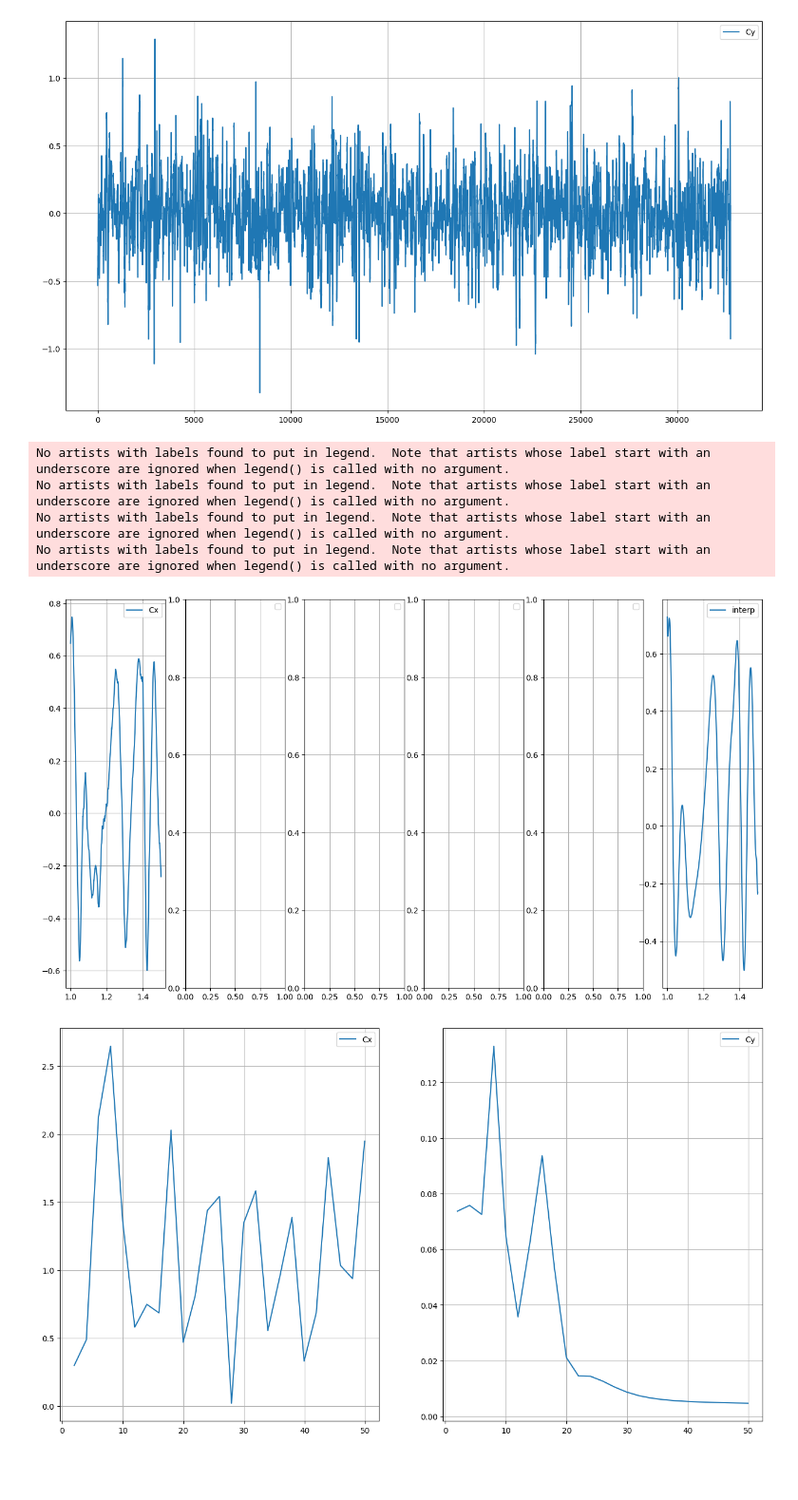
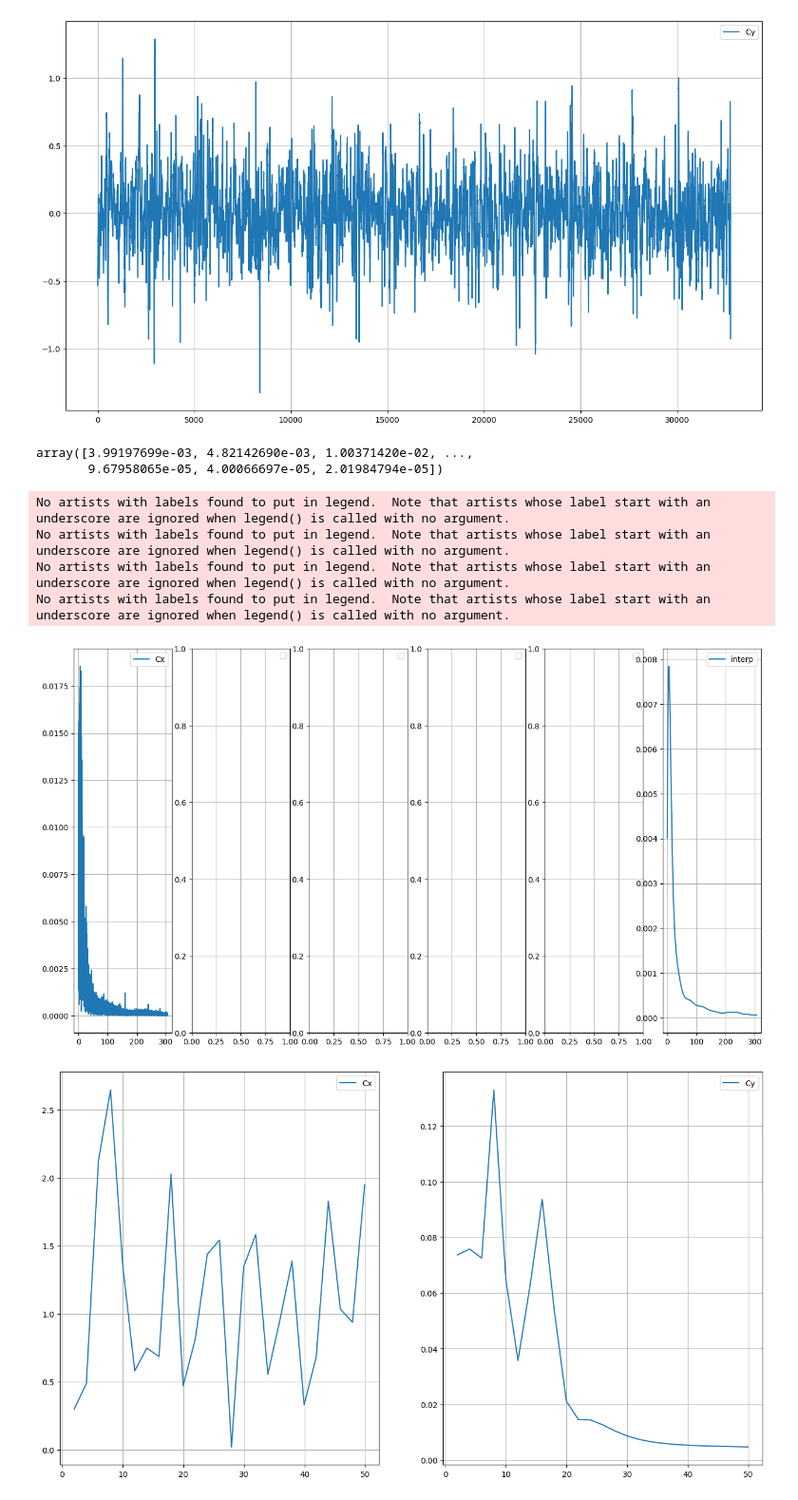
Before and after one commit to iliodium/data_base_sql, a Jupyter notebook: Untitled1.ipynb, the cells around one changed output. Shown at 95% size. Cells and saved outputs as stored; diff of their text form; code cells hidden in the pictures; blank space fills up the shorter version.

```diff
--- a/Untitled1.ipynb
+++ b/Untitled1.ipynb
@@ -256,7 +259,7 @@ plt.show()
 # %%
 from scipy.signal import argrelextrema, welch
 # %%
-temp, psd = welch(sum_int_x, fs=1000)
+temp, psd = welch(sum_int_x, fs=1000,nperseg=256)
 border = 10
 plt.grid()
 plt.plot(temp[:border], psd[:border])
@@ -331,38 +334,47 @@ plt.grid()
 [figure]
 # %%
 from scipy.signal import savgol_filter
+# %%
+yfCx = (1 / N) * (np.abs(fft(sum_int_x[left:right])))[1:N // 2]
+yfCy = (1 / N) * (np.abs(fft(sum_int_y[left:right])))[1:N // 2]
+# %%
+yfCy[:border]
+# %% [output]
+array([3.99197699e-03, 4.82142690e-03, 1.00371420e-02, ...,
+       9.67958065e-05, 4.00066697e-05, 2.01984794e-05])
 # %%
 left = 1000
 right = 1500
 time = np.linspace(0,32.768,32768)[left:right]
-# xhat1 = savgol_filter(sum_int_y[left:right], len(time), 100, mode='mirror')
-# xhat2 = savgol_filter(sum_int_y[left:right], len(time), 100, mode='constant')
-# xhat3 = savgol_filter(sum_int_y[left:right], len(time), 100, mode='nearest')
-# xhat4 = savgol_filter(sum_int_y[left:right], len(time), 100, mode='wrap')
-xhat5 = savgol_filter(sum_int_y[left:right], len(time), 75, mode='interp')
+border = 10000
+#xhat1 = savgol_filter(yfCy[:border],len(yfCy[:border]), 100, mode='mirror')
+#xhat2 = savgol_filter(yfCy[:border],len(yfCy[:border]), 100, mode='constant')
+#xhat3 = savgol_filter(yfCy[:border],len(yfCy[:border]), 100, mode='nearest')
+#xhat4 = savgol_filter(yfCy[:border],len(yfCy[:border]), 100, mode='wrap')
+xhat5 = savgol_filter(yfCy[:border],len(yfCy[:border]), 75, mode='interp')
 
 
 fig,graph = plt.subplots(1,6,figsize=(16,9))
-graph[0].plot(time,sum_int_y[left:right],label='Cx')
-# graph[1].plot(time,xhat1,label='mirror')
-# graph[2].plot(time,xhat2,label='constant')
-# graph[3].plot(time,xhat3,label='nearest')
-# graph[4].plot(time,xhat4,label='wrap')
-graph[5].plot(time,xhat5,label='interp')
+graph[0].plot(xf[:border],yfCy[:border],label='Cx')
+#graph[1].plot(time,xhat1,label='mirror')
+#graph[2].plot(time,xhat2,label='constant')
+#graph[3].plot(time,xhat3,label='nearest')
+#graph[4].plot(time,xhat4,label='wrap')
+graph[5].plot(xf[:border],xhat5[:border],label='interp')
 
 
 
 for i in range(6):
     graph[i].grid()
     graph[i].legend()
 
 plt.show()
 # %% [output]
 No artists with labels found to put in legend.  Note that artists whose label start with an underscore are ignored when legend() is called with no argument.
 No artists with labels found to put in legend.  Note that artists whose label start with an underscore are ignored when legend() is called with no argument.
 No artists with labels found to put in legend.  Note that artists whose label start with an underscore are ignored when legend() is called with no argument.
 No artists with labels found to put in legend.  Note that artists whose label start with an underscore are ignored when legend() is called with no argument.
-[figure, old version]
+[figure, new version]
 # %%
 N = right - left + 1
 yfCx = (1 / N) * (np.abs(fft(sum_int_x)))[1:N // 2]
```
Also changed, not shown: parts of 4 cells of this notebook.
